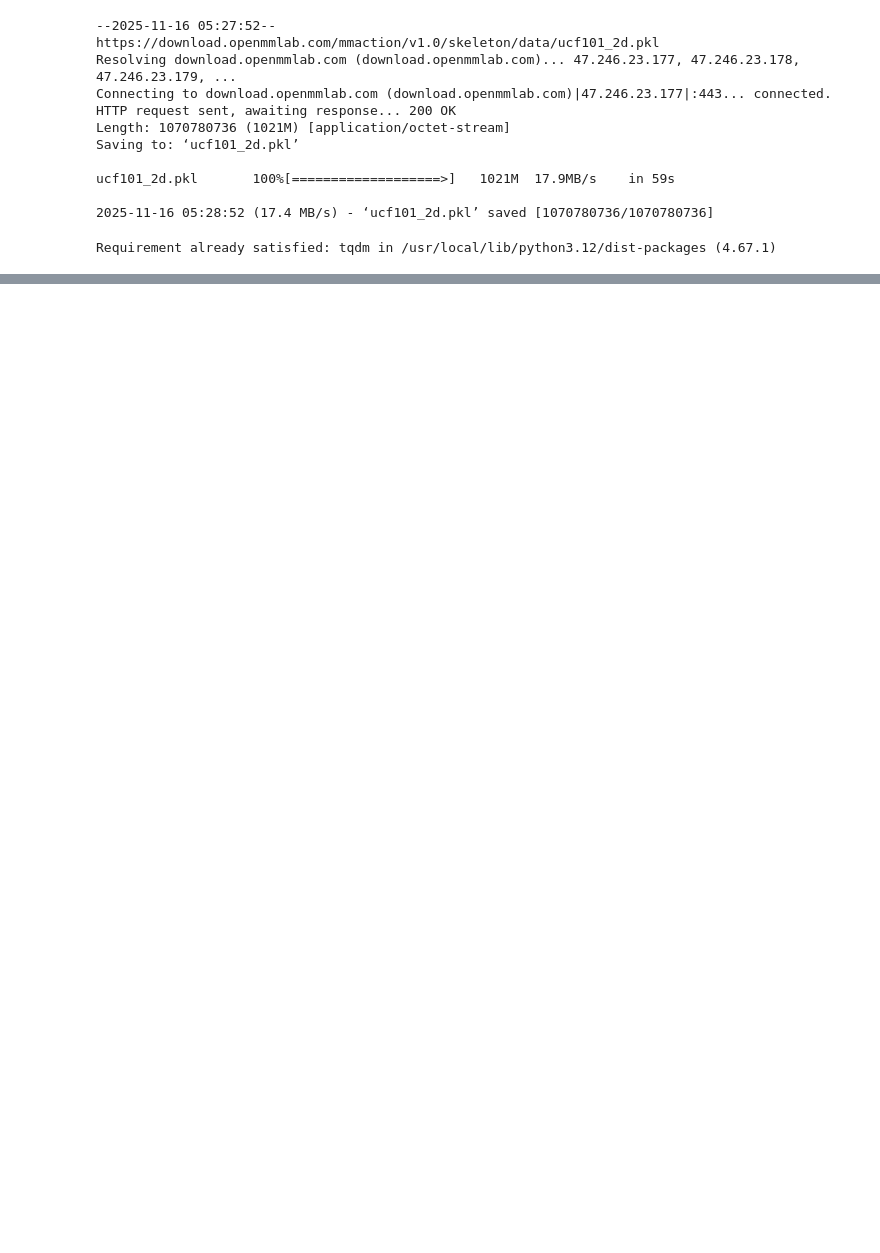
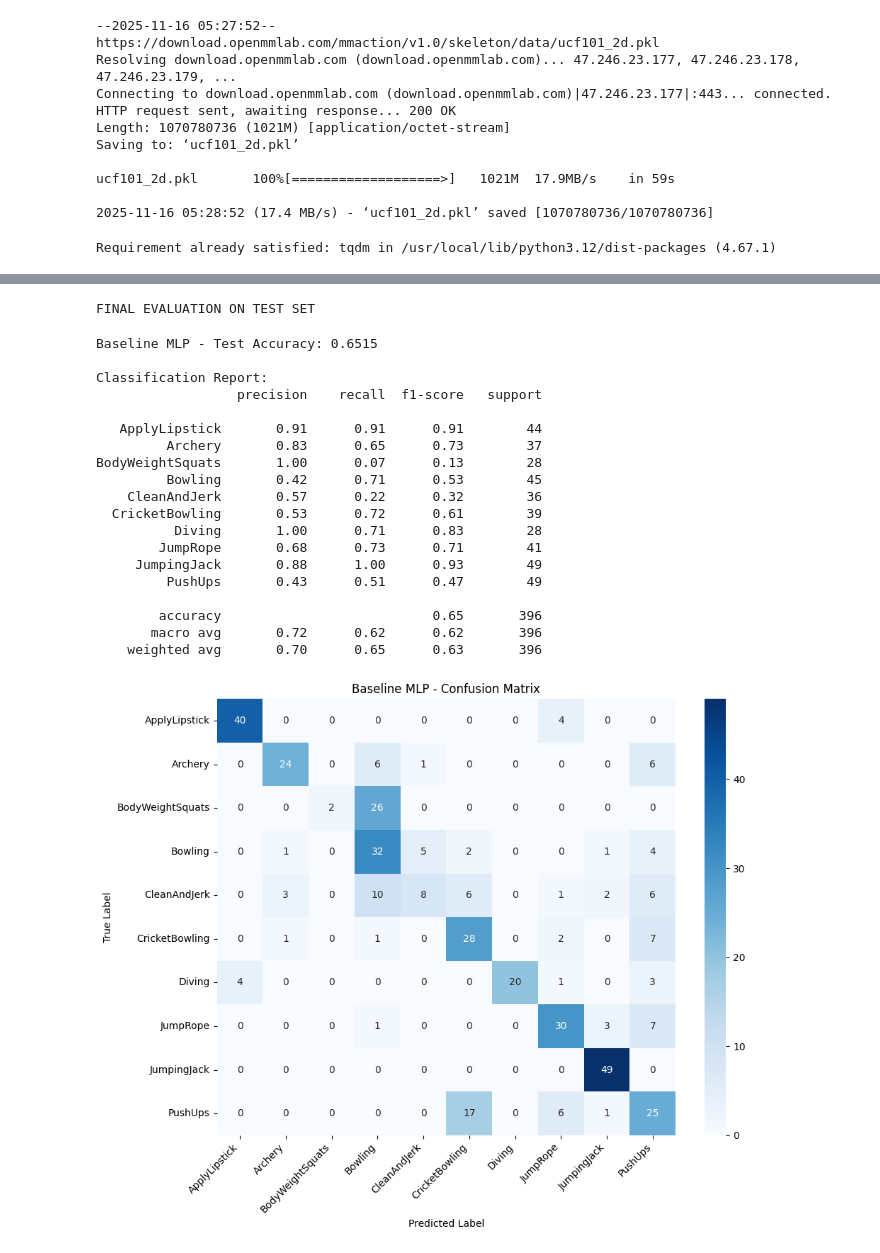
Before and after one commit to pizzerolaa/Mod2_NN, a Jupyter notebook: main.ipynb, the cells around one changed output, grey strips where cells are left out. Cells and saved outputs as stored; diff of their text form; code cells hidden in the pictures; blank space fills up the shorter version.

Commit message:
final result

```diff
--- a/main.ipynb
+++ b/main.ipynb
@@ -59,0 +544,80 @@ SELECTED_CLASSES = [
+# %%
+#evaluar en test set y generar reportes
+def evaluate_and_report(model, loader, class_names, model_name, device="cuda" if torch.cuda.is_available() else "cpu"):
+    model.eval()
+    all_preds = []
+    all_labels = []
+
+    with torch.no_grad():
+        for x, y in tqdm(loader, desc=f"Evaluating {model_name}"):
+            x, y = x.to(device), y.to(device)
+            logits = model(x)
+            preds = logits.argmax(1)
+            all_preds.extend(preds.cpu().numpy())
+            all_labels.extend(y.cpu().numpy())
+
+    acc = (np.array(all_preds) == np.array(all_labels)).mean()
+
+    print(f"\n{model_name} - Test Accuracy: {acc:.4f}")
+    print("\nClassification Report:")
+    print(classification_report(all_labels, all_preds, target_names=class_names))
+
+    #matriz de confusión
+    cm = confusion_matrix(all_labels, all_preds)
+    plt.figure(figsize=(10, 8))
+    sns.heatmap(cm, annot=True, fmt='d', cmap='Blues',
+                xticklabels=class_names, yticklabels=class_names)
+    plt.title(f'{model_name} - Confusion Matrix')
+    plt.ylabel('True Label')
+    plt.xlabel('Predicted Label')
+    plt.xticks(rotation=45, ha='right')
+    plt.tight_layout()
+    plt.show()
+
+    return acc, all_preds, all_labels
+
+#obtener nombres de clases en el orden correcto
+class_names = [LABEL_TO_NAME[label] for label in sorted(train_ds.class_labels)]
+
+print("FINAL EVALUATION ON TEST SET")
+
+#cargar mejores modelos
+device = "cuda" if torch.cuda.is_available() else "cpu"
+
+baseline.load_state_dict(torch.load("best_baseline_mlp.pth", map_location=device))
+bilstm_model.load_state_dict(torch.load("best_bilstm_baseline.pth", map_location=device))
+improved_model.load_state_dict(torch.load("best_improved_bilstm.pth", map_location=device))
+
+baseline_acc, _, _ = evaluate_and_report(baseline, val_loader, class_names, "Baseline MLP", device)
+bilstm_acc, _, _ = evaluate_and_report(bilstm_model, val_loader, class_names, "BiLSTM Baseline", device)
+improved_acc, _, _ = evaluate_and_report(improved_model, val_loader, class_names, "Improved BiLSTM", device)
+
+# Resumen final
+print("\n" + "="*60)
+print("SUMMARY OF RESULTS")
+print(f"{'Model':<25} {'Test Accuracy':<15} {'Improvement':<15}")
+print(f"{'Baseline MLP':<25} {baseline_acc:<15.4f} {'-':<15}")
+print(f"{'BiLSTM Baseline':<25} {bilstm_acc:<15.4f} {bilstm_acc - baseline_acc:+.4f}")
+print(f"{'Improved BiLSTM':<25} {improved_acc:<15.4f} {improved_acc - baseline_acc:+.4f}")
+# %% [output]
+FINAL EVALUATION ON TEST SET
+Baseline MLP - Test Accuracy: 0.6515
+
+Classification Report:
+                  precision    recall  f1-score   support
+
+   ApplyLipstick       0.91      0.91      0.91        44
+         Archery       0.83      0.65      0.73        37
+BodyWeightSquats       1.00      0.07      0.13        28
+         Bowling       0.42      0.71      0.53        45
+    CleanAndJerk       0.57      0.22      0.32        36
+  CricketBowling       0.53      0.72      0.61        39
+          Diving       1.00      0.71      0.83        28
+        JumpRope       0.68      0.73      0.71        41
+     JumpingJack       0.88      1.00      0.93        49
+         PushUps       0.43      0.51      0.47        49
+
+        accuracy                           0.65       396
+       macro avg       0.72      0.62      0.62       396
+    weighted avg       0.70      0.65      0.63       396
+[figure, added]
```
Also changed, not shown: parts of 13 cells of this notebook.
